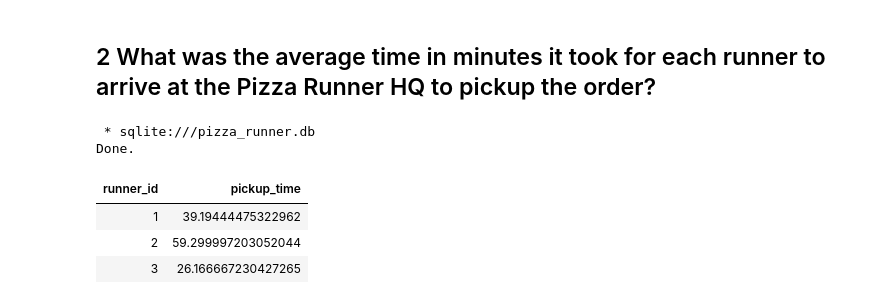
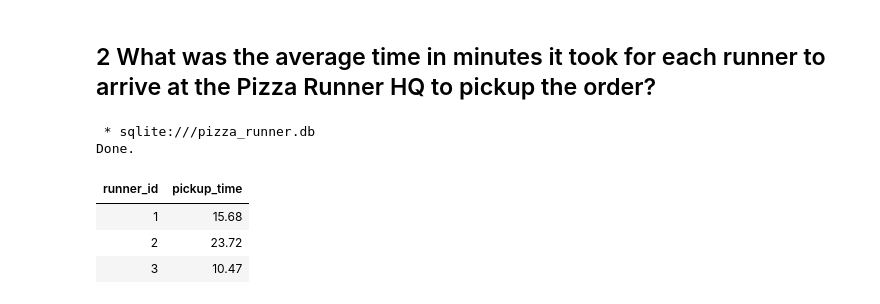
Before and after one commit to Kuziomkin/analytics_case_study, a Jupyter notebook: pizza_runner/pizza_runner_sql.ipynb, the cells around one changed output. Saved outputs shown, nothing was run; the diff lists cells and outputs as text; code cells hidden in the pictures.

```diff
--- a/pizza_runner/pizza_runner_sql.ipynb
+++ b/pizza_runner/pizza_runner_sql.ipynb
@@ -632,18 +632,18 @@ Done.
 # %%
 %%sql
 
 SELECT DISTINCT
     ro.runner_id
-    , AVG((STRFTIME("%J", ro.pickup_time) - STRFTIME("%J", co.order_time)) * 3600) AS pickup_time
+    , ROUND(AVG((STRFTIME("%J", ro.pickup_time) - STRFTIME("%J", co.order_time)) * 1440),2) AS pickup_time
 FROM
     customer_orders AS co
 LEFT JOIN runner_orders AS ro ON co.order_id = ro.order_id
 GROUP BY
     ro.runner_id
 # %% [output]
  * sqlite:///pizza_runner.db
 Done.
 | runner_id | pickup_time |
-| 1 | 39.19444475322962 |
-| 2 | 59.299997203052044 |
-| 3 | 26.166667230427265 |
+| 1 | 15.68 |
+| 2 | 23.72 |
+| 3 | 10.47 |
```
Also changed, not shown: parts of 1 cell of this notebook.
